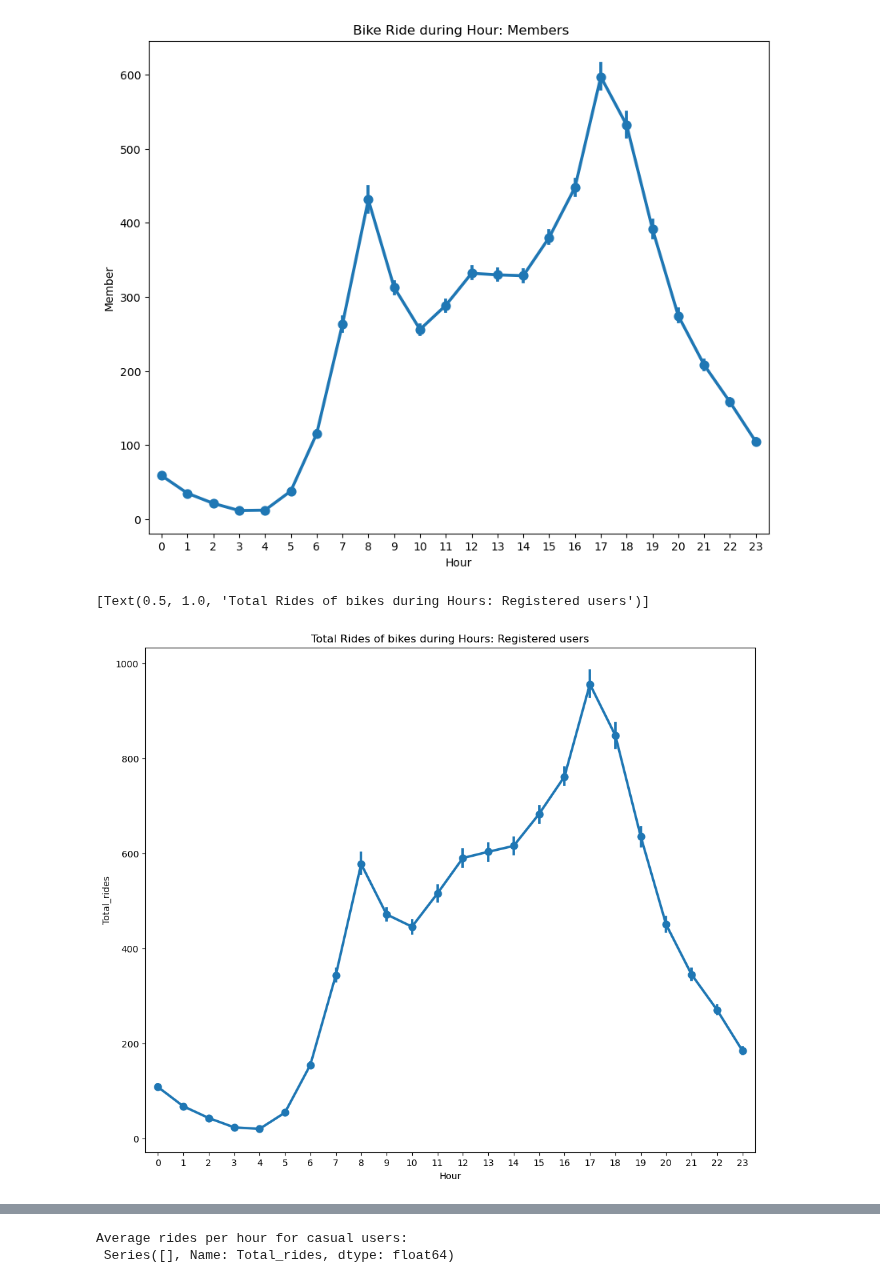
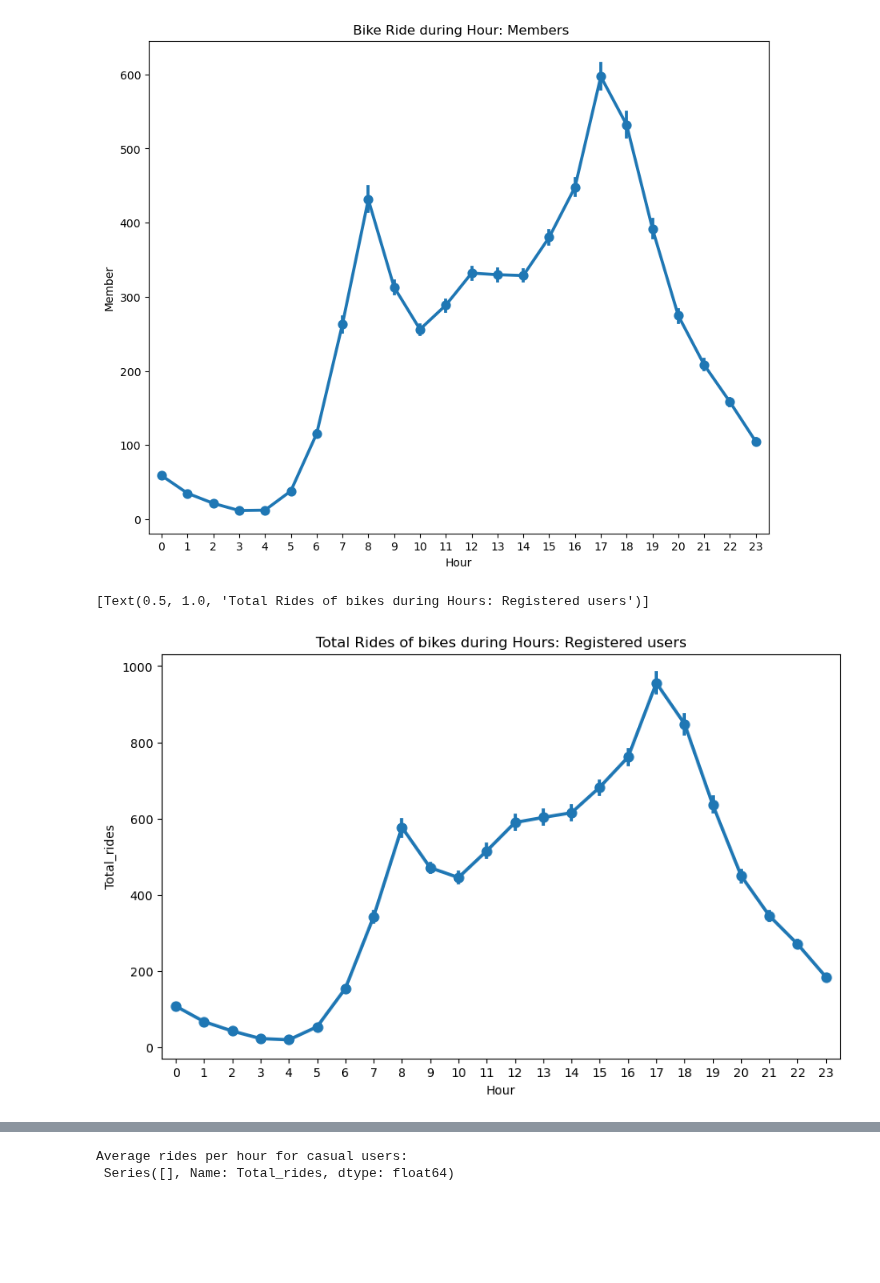
Before and after one commit to Sudha25a/Bike-project-3, a Jupyter notebook: Bike project Hour.ipynb, the cells around one changed output, grey strips where cells are left out. Saved outputs shown, nothing was run; the diff lists cells and outputs as text; code cells hidden in the pictures; blank space fills up the shorter version.

```diff
--- a/Bike project Hour.ipynb
+++ b/Bike project Hour.ipynb
@@ -139,3 +139,18 @@ dfH.head()
 | 2 | 20.0 | 2021-01-01 | 2 | 28.0 | 48.0 | 87 | 1.1 | 2 | 10.1 | 1 | ... |
 | 3 | 9.0 | 2021-01-01 | 3 | 7.0 | 16.0 | 81 | 1.6 | 2 | 10.6 | 1 | ... |
 | 4 | 7.0 | 2021-01-01 | 4 | 5.0 | 12.0 | 77 | 1.6 | 2 | 9.9 | 1 | ... |
+# %%
+# Define a function to determine the season based on the month
+def get_season(month):
+    if month in [12, 1, 2]:
+      return 'Winter'
+    elif month in [3, 4, 5]:
+      return 'Spring'
+    elif month in [6, 7, 8]:
+      return 'Summer'
+    else:
+      return 'Fall'
+
+# Apply the get_season function to the 'Month' column and create a new 'Season' column
+dfH['Season'] = dfH['Month'].apply(get_season)
+dfH.head()
@@ -192,10 +214,10 @@ ax.set(title=' Bike Ride during Hour: Members')
 [Text(0.5, 1.0, ' Bike Ride during Hour: Members')]
 [figure]
 # %%
-fig, ax = plt.subplots(figsize=(12,10))
+fig, ax = plt.subplots(figsize=(10,6))
 sns.pointplot(data=dfH, x='Hour', y='Total_rides', ax=ax)
 ax.set(title='Total Rides of bikes during Hours: Registered users')
 # %% [output]
 [Text(0.5, 1.0, 'Total Rides of bikes during Hours: Registered users')]
-[figure, old version]
+[figure, new version]
 # %%
```
Also changed, not shown: parts of 4 cells of this notebook.
